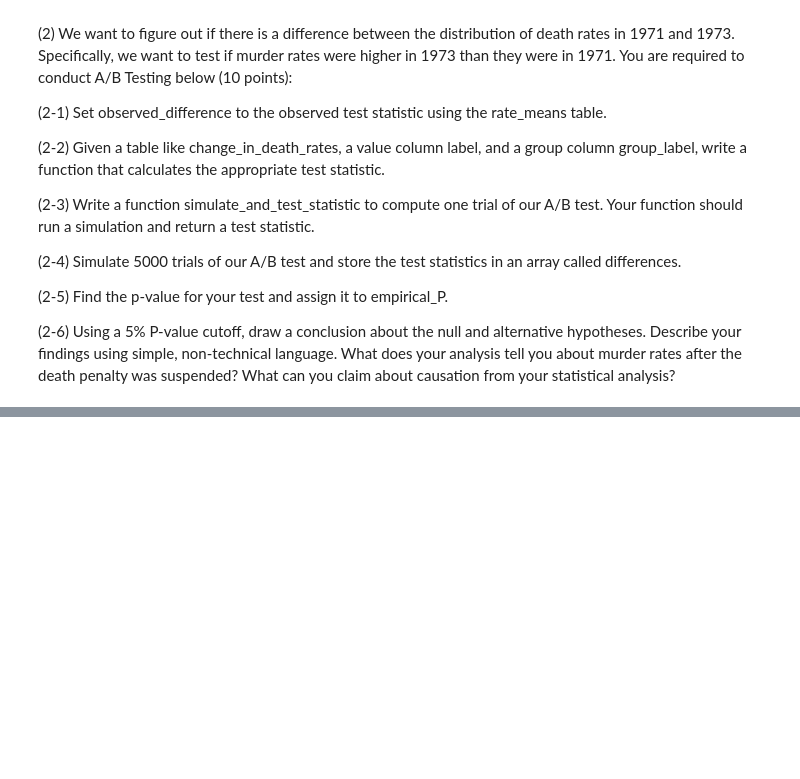
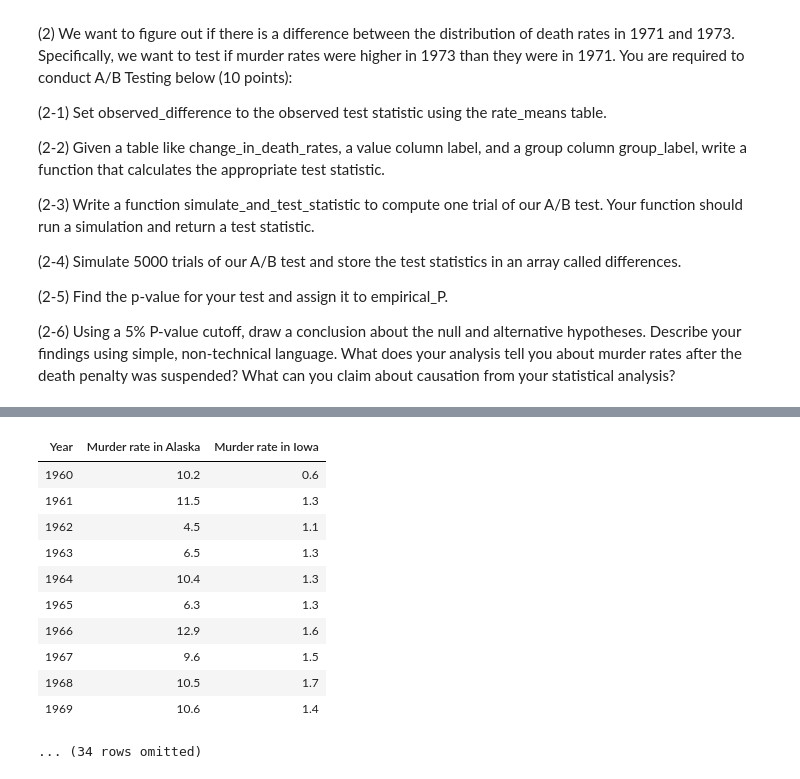
Before and after one commit to nikhil1029/Nikhil_INFO5502_Spring2022, a Jupyter notebook: Assignment_09.ipynb, the cells around one changed output, grey strips where cells are left out. Saved outputs shown, nothing was run; the diff lists cells and outputs as text; code cells hidden in the pictures; blank space fills up the shorter version.

```diff
--- a/Assignment_09.ipynb
+++ b/Assignment_09.ipynb
@@ -149,0 +235,21 @@ Hint: tbl_1.append(tbl_2) with create a new table that includes rows from both t
+# %%
+# You code here
+
+alk = mr.where('State', 'Texas').drop('State', 'Population').relabeled(1, 'Murder rate in Texas')
+mn = mr.where('State', 'Iowa').drop('State', 'Population').relabeled(1, 'Murder rate in Iowa')
+# Fill in this line to make a table like the one pictured above.
+alk_mn = ak.join("Year", mn)
+alk_mn
+# %% [output]
+| Year | Murder rate in Alaska | Murder rate in Iowa |
+| 1960 | 10.2 | 0.6 |
+| 1961 | 11.5 | 1.3 |
+| 1962 | 4.5 | 1.1 |
+| 1963 | 6.5 | 1.3 |
+| 1964 | 10.4 | 1.3 |
+| 1965 | 6.3 | 1.3 |
+| 1966 | 12.9 | 1.6 |
+| 1967 | 9.6 | 1.5 |
+| 1968 | 10.5 | 1.7 |
+| 1969 | 10.6 | 1.4 |
+... (34 rows omitted)
```
Also changed, not shown: parts of 8 cells of this notebook.
